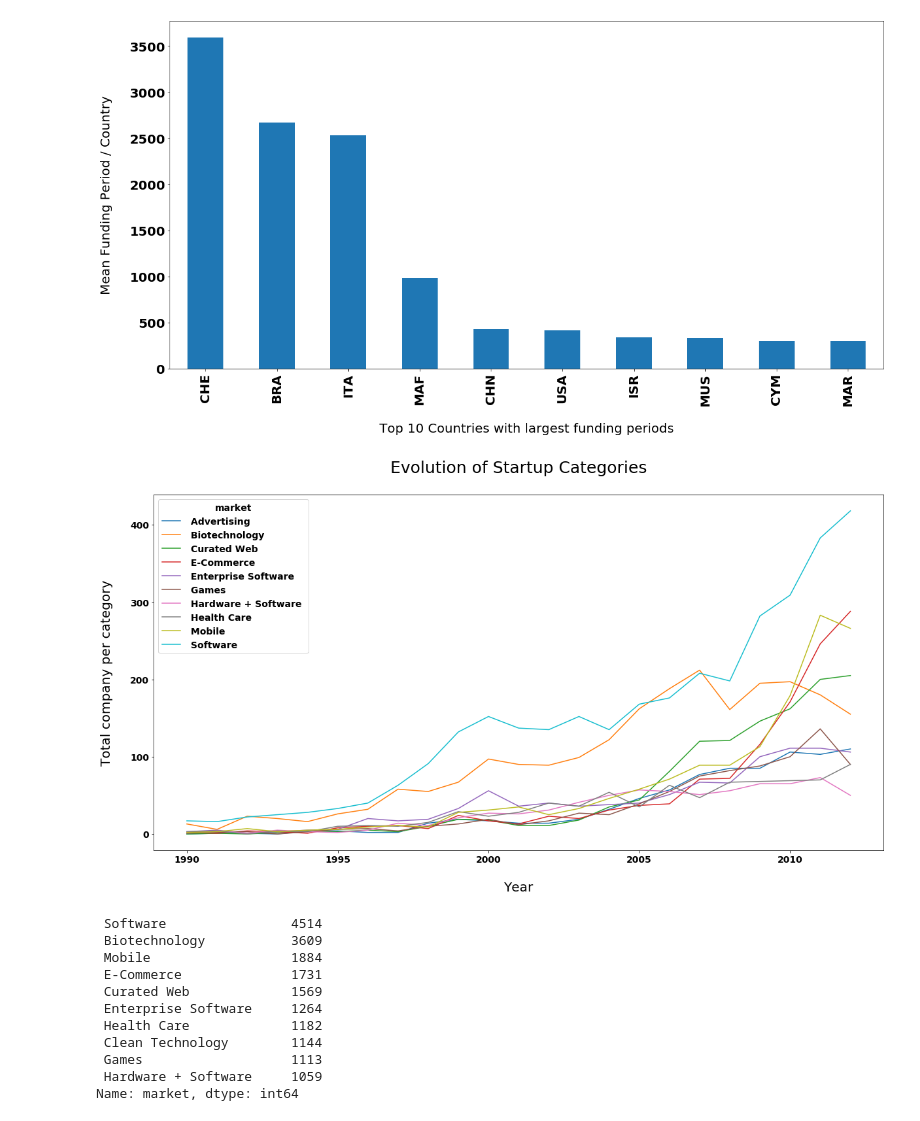
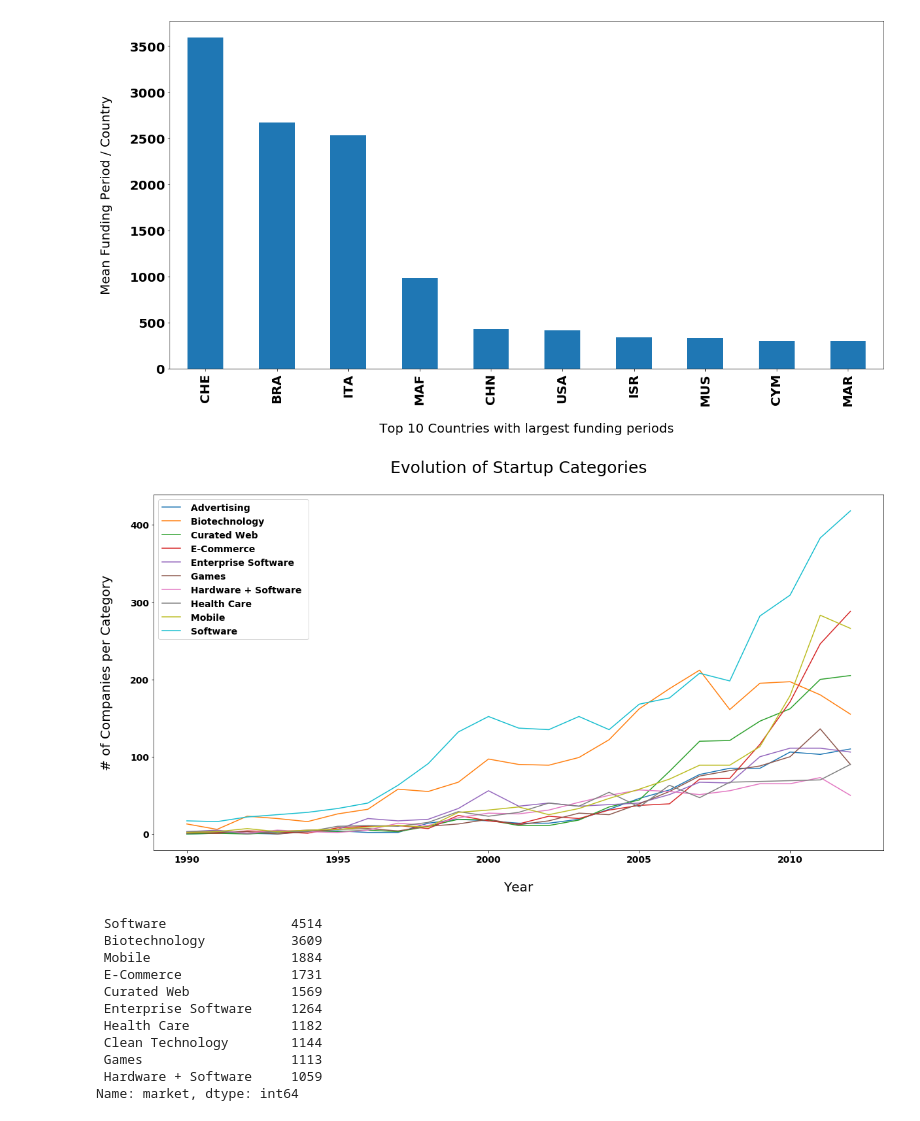
Before and after one commit to EricBui0201/Data_Analytics_Projects, a Jupyter notebook: Global Startup Ecosystem/Jupyter BN Files/GSE_KaggleDS.ipynb, the cells around one changed output. Cells and saved outputs as stored; diff of their text form; code cells hidden in the pictures.

```diff
--- a/Global Startup Ecosystem/Jupyter BN Files/GSE_KaggleDS.ipynb
+++ b/Global Startup Ecosystem/Jupyter BN Files/GSE_KaggleDS.ipynb
@@ -369,18 +370,19 @@ plt.ylabel('Mean Funding Period / Country\n');
 # %%
 #PLOT: Evolution of number of startups per category since 1990
 mpl.rcParams['font.size'] = 14
 df_20years=df[(df.founded_at>='1990')& (df.founded_at<'2013')]
 top_cat=df_20years.market.value_counts()[:10].index.tolist()
 df_top_cat=df_20years[df_20years.market.isin(top_cat)] #filtering
 df_top_crosstab=pd.crosstab(df_top_cat.founded_at,df_top_cat.market)
 df_top_crosstab.plot(kind='line',figsize=(20,10))
 mpl.rcParams['font.size'] = 20
-plt.ylabel('Total company per category\n', fontsize=20)
+plt.ylabel('# of Companies per Category\n', fontsize=20)
 plt.xlabel('\nYear', fontsize=20)
 plt.title('Evolution of Startup Categories\n', fontsize=25)
+plt.legend(prop={'size': 14})
 plt.savefig('img6.png');
 # %% [output]
-[figure, old version]
+[figure, new version]
 # %%
 #Top 10 categories for startups (based on Market)
 df.market.value_counts().head(10)
```
Also changed, not shown: parts of 2 cells of this notebook, 3 other files.
